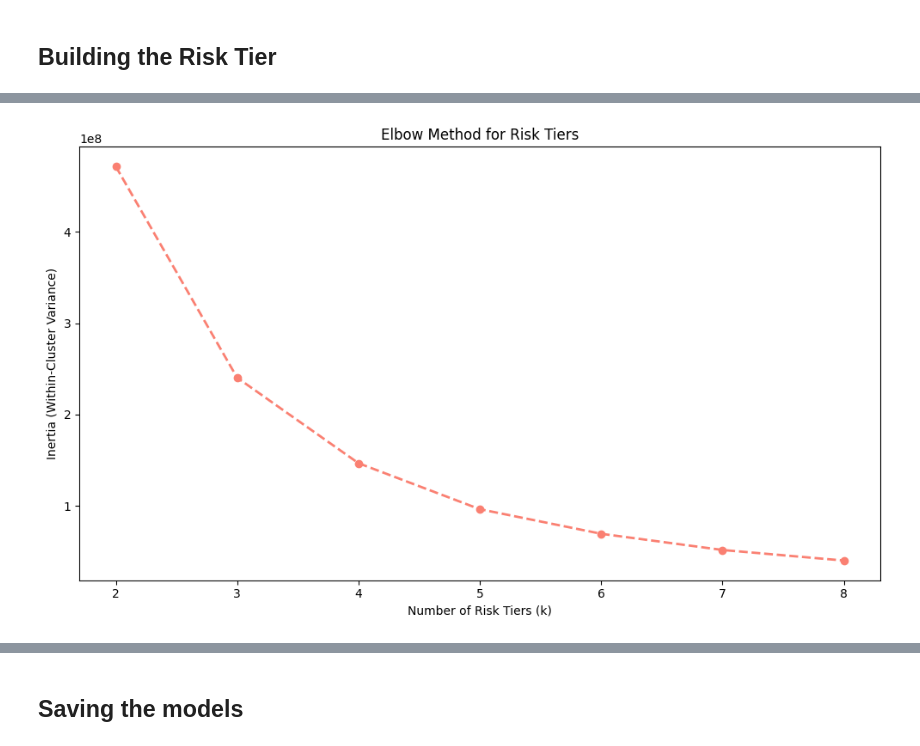
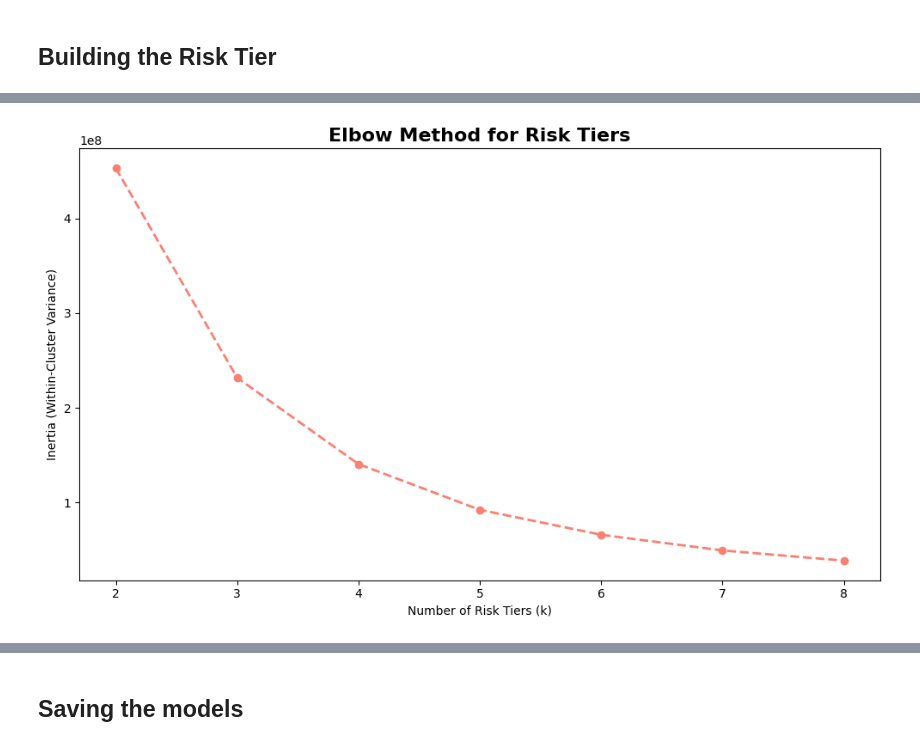
Before and after one commit to aradmehralian/Statistical-Consulting-Project, a Jupyter notebook: Ageas/model.ipynb, the cells around one changed output, grey strips where cells are left out. Drawn from its saved outputs; the diff is of its cells as text; code cells hidden in the pictures.

```diff
--- a/Ageas/model.ipynb
+++ b/Ageas/model.ipynb
@@ -192,9 +267,7 @@ cover                   -0.1514      0.019     -7.851      0.000      -0.189
 # %%
-df_frequency["Expected_Frequency"] = model_freq_v2.predict(df_frequency)
+df_all["Expected_Frequency"] = model_freq_v2.predict(df_all)
 # %%
-df_frequency["Expected_Severity"] = model_sev_v3.predict(df_frequency)
+df_all["Expected_Severity"] = model_sev_v3.predict(df_all)
 # %%
-df_frequency["Expected_Cost"] = (
-    df_frequency["Expected_Frequency"] * df_frequency["Expected_Severity"]
-)
+df_all["Expected_Cost"] = df_all["Expected_Frequency"] * df_all["Expected_Severity"]
 # %%
@@ -247,7 +324,7 @@ summary_df
 # %% [markdown]
 ## Building the Risk Tier
 # %%
-costs = df_frequency[["Expected_Cost"]].copy()
+costs = df_all[["Expected_Cost"]].copy()
 # %%
 inertia_values = []
 K_range = range(2, 9)
@@ -269,16 +346,16 @@ Tested k = 8, Inertia: 40,062,090
 # %%
 fig, ax = plt.subplots(figsize=(10, 6))
 
 ax.plot(
     K_range, inertia_values, marker="o", linestyle="--", color="salmon", linewidth=2
 )
-ax.set_title("Elbow Method for Risk Tiers")
+ax.set_title("Elbow Method for Risk Tiers", fontweight="bold", fontsize=16)
 ax.set_xlabel("Number of Risk Tiers (k)")
 ax.set_ylabel("Inertia (Within-Cluster Variance)")
 
 fig.tight_layout()
 # %% [output]
-[figure, old version]
+[figure, new version]
 # %%
 OPTIMUM_NUM_K = 4
 # %%
```
Also changed, not shown: parts of 48 cells of this notebook, 6 other files.
